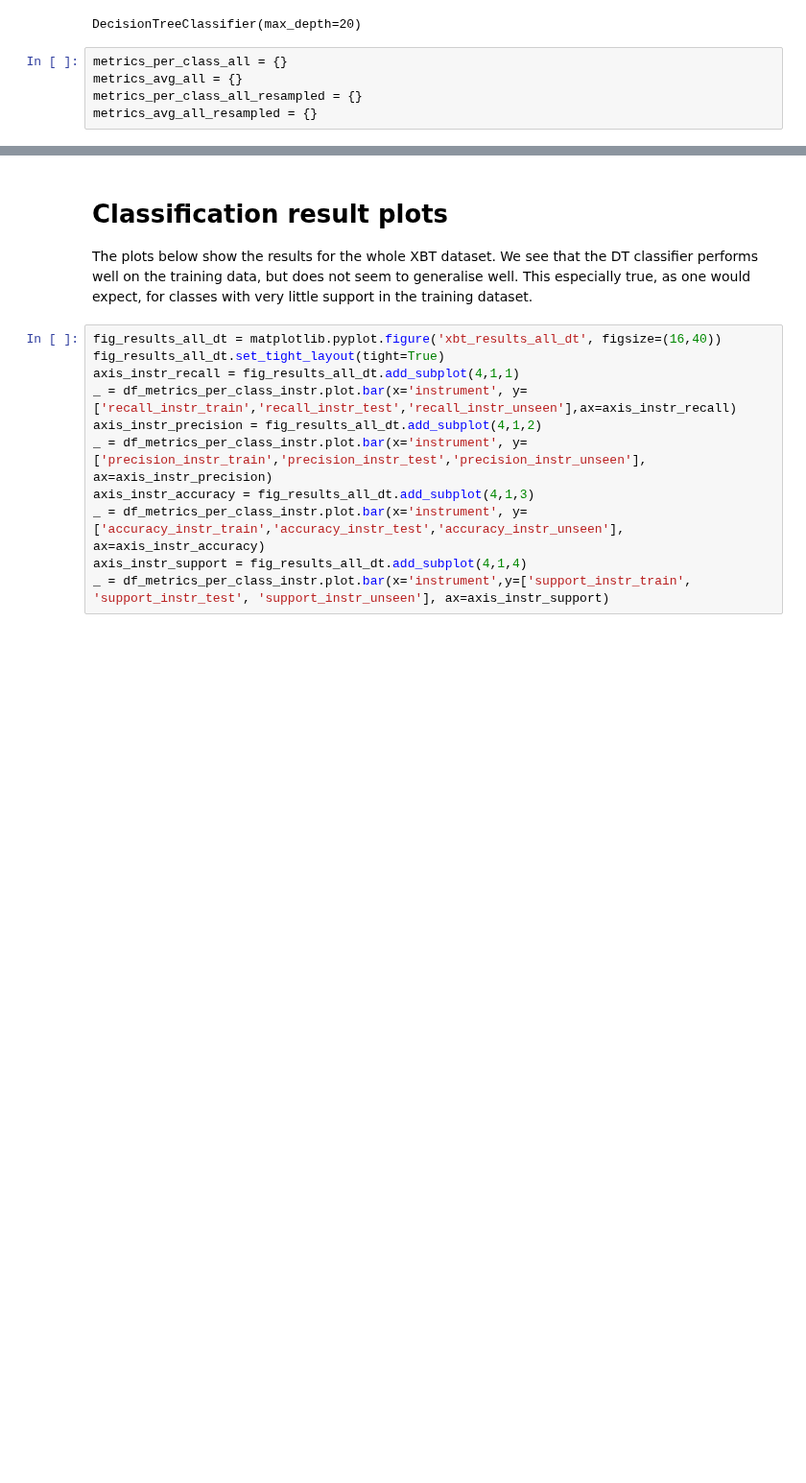
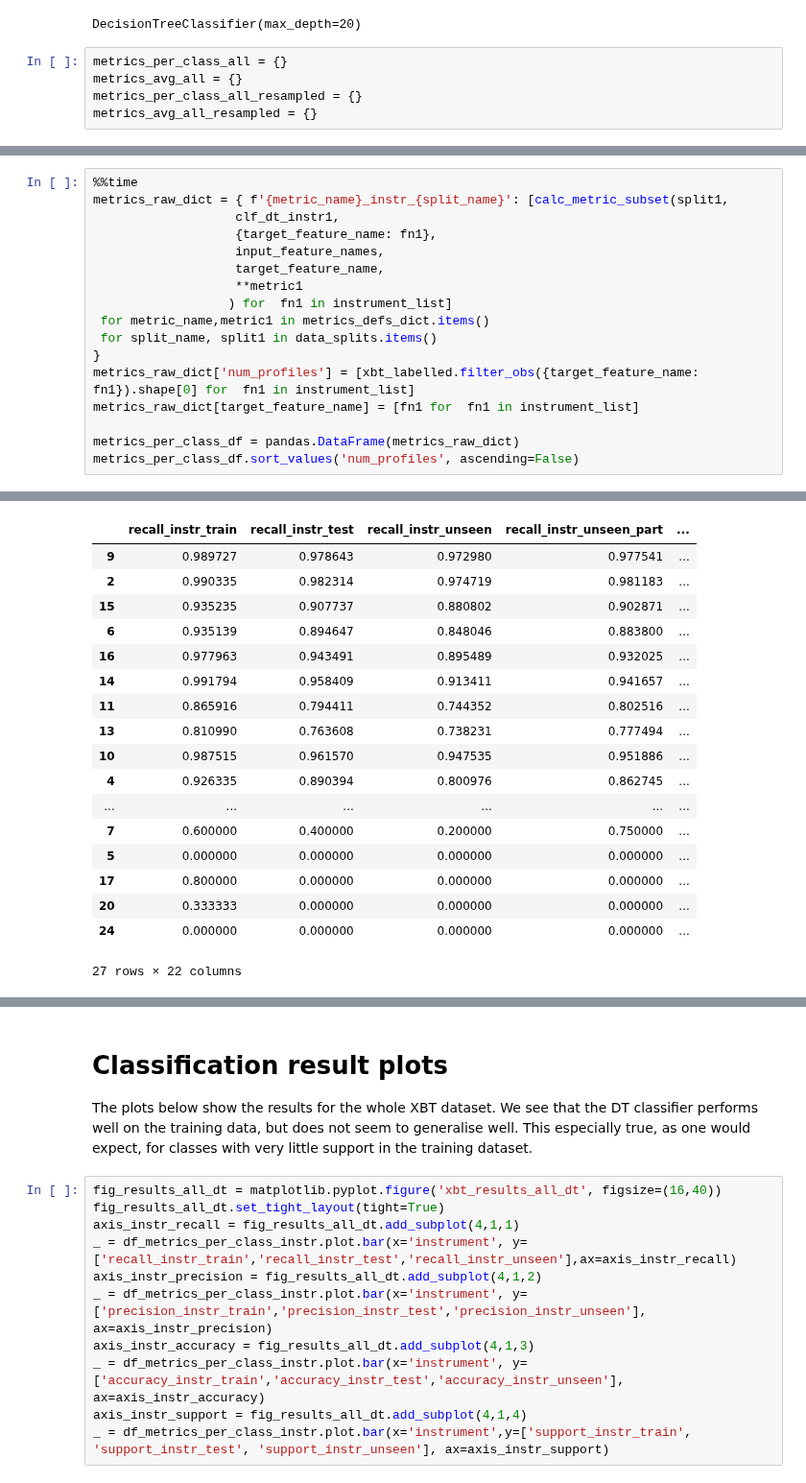
Before and after one commit to MetOffice/XBTs_classification, a Jupyter notebook: notebooks/dt_data_resampling.ipynb, the cells around one changed output, grey strips where cells are left out. Shown at 96% size. Cells and saved outputs as stored; diff of their text form; blank space fills up the shorter version.

```diff
--- a/notebooks/dt_data_resampling.ipynb
+++ b/notebooks/dt_data_resampling.ipynb
@@ -573,0 +257,18 @@ df2
+# %%
+%%time
+metrics_raw_dict = { f'{metric_name}_instr_{split_name}': [calc_metric_subset(split1,
+                   clf_dt_instr1,
+                   {target_feature_name: fn1},
+                   input_feature_names,
+                   target_feature_name,
+                   **metric1
+                  ) for  fn1 in instrument_list]
+ for metric_name,metric1 in metrics_defs_dict.items()
+ for split_name, split1 in data_splits.items()
+}
+metrics_raw_dict['num_profiles'] = [xbt_labelled.filter_obs({target_feature_name: fn1}).shape[0] for  fn1 in instrument_list]
+metrics_raw_dict[target_feature_name] = [fn1 for  fn1 in instrument_list]
+
+metrics_per_class_df = pandas.DataFrame(metrics_raw_dict)
+metrics_per_class_df.sort_values('num_profiles', ascending=False)
+# %% [output]
@@ -573,0 +277,18 @@ df2
+|  | recall_instr_train | recall_instr_test | recall_instr_unseen | recall_instr_unseen_part | ... |
+| 9 | 0.989727 | 0.978643 | 0.972980 | 0.977541 | ... |
+| 2 | 0.990335 | 0.982314 | 0.974719 | 0.981183 | ... |
+| 15 | 0.935235 | 0.907737 | 0.880802 | 0.902871 | ... |
+| 6 | 0.935139 | 0.894647 | 0.848046 | 0.883800 | ... |
+| 16 | 0.977963 | 0.943491 | 0.895489 | 0.932025 | ... |
+| 14 | 0.991794 | 0.958409 | 0.913411 | 0.941657 | ... |
+| 11 | 0.865916 | 0.794411 | 0.744352 | 0.802516 | ... |
+| 13 | 0.810990 | 0.763608 | 0.738231 | 0.777494 | ... |
+| 10 | 0.987515 | 0.961570 | 0.947535 | 0.951886 | ... |
+| 4 | 0.926335 | 0.890394 | 0.800976 | 0.862745 | ... |
+| ... | ... | ... | ... | ... | ... |
+| 7 | 0.600000 | 0.400000 | 0.200000 | 0.750000 | ... |
+| 5 | 0.000000 | 0.000000 | 0.000000 | 0.000000 | ... |
+| 17 | 0.800000 | 0.000000 | 0.000000 | 0.000000 | ... |
+| 20 | 0.333333 | 0.000000 | 0.000000 | 0.000000 | ... |
+| 24 | 0.000000 | 0.000000 | 0.000000 | 0.000000 | ... |
+27 rows × 22 columns
```
Also changed, not shown: parts of 51 cells of this notebook.
